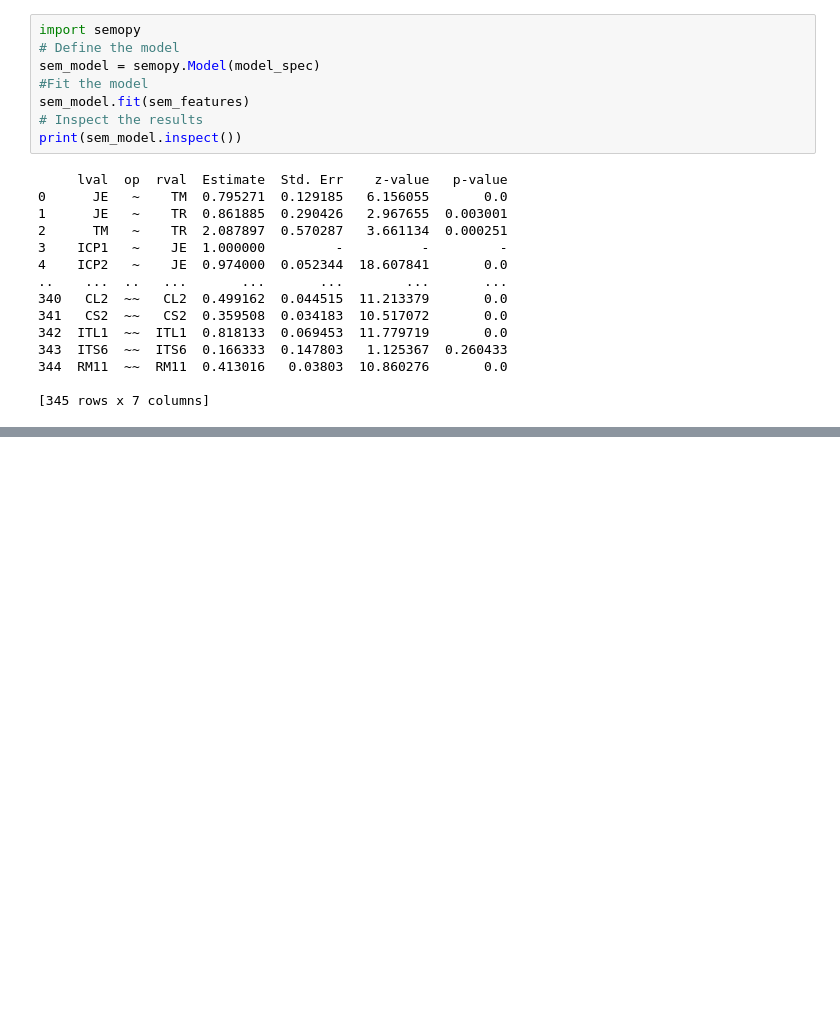
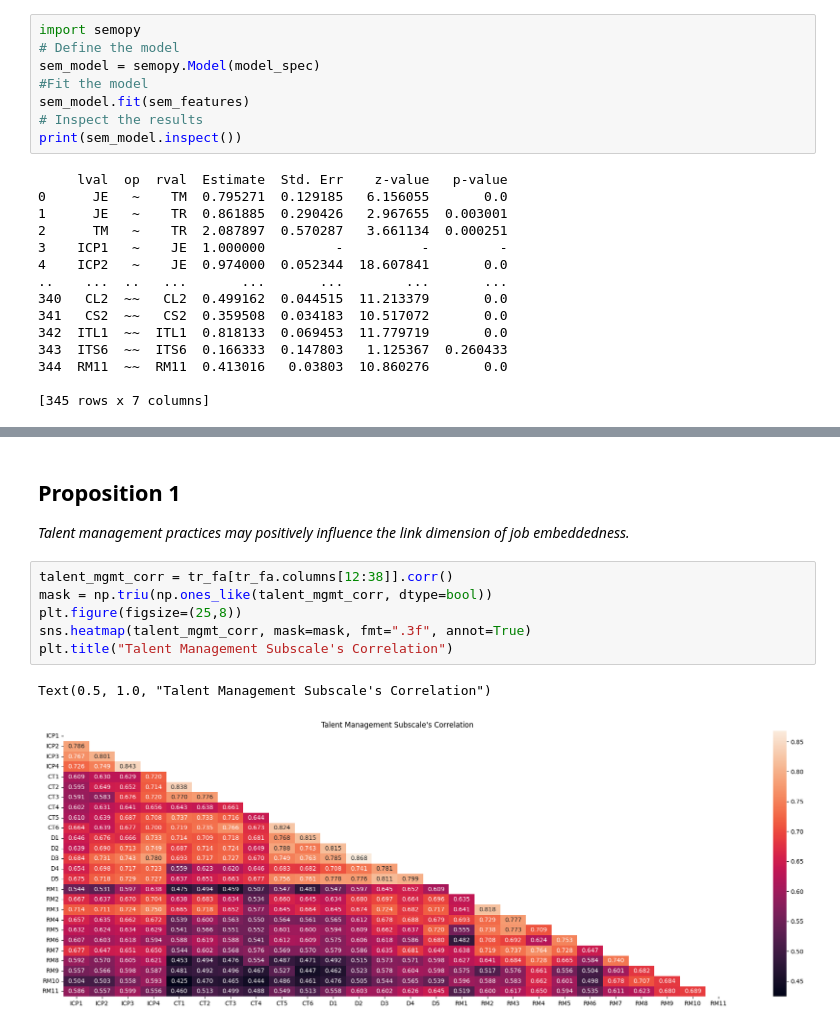
Before and after one commit to pjcroxas/Talent-Retention-in-Railway-Workforce, a Jupyter notebook: Talent_Retention_in_Railway_Workforce.ipynb, the cells around one changed output, grey strips where cells are left out. Cells and saved outputs as stored; diff of their text form; blank space fills up the shorter version.

```diff
--- a/Talent_Retention_in_Railway_Workforce.ipynb
+++ b/Talent_Retention_in_Railway_Workforce.ipynb
@@ -263,0 +314,12 @@ plt.show()
+# %% [markdown]
+## **Proposition 1**
+*Talent management practices may positively influence the link dimension of job embeddedness.*
+# %%
+talent_mgmt_corr = tr_fa[tr_fa.columns[12:38]].corr()
+mask = np.triu(np.ones_like(talent_mgmt_corr, dtype=bool))
+plt.figure(figsize=(25,8))
+sns.heatmap(talent_mgmt_corr, mask=mask, fmt=".3f", annot=True)
+plt.title("Talent Management Subscale's Correlation")
+# %% [output]
+Text(0.5, 1.0, "Talent Management Subscale's Correlation")
+[figure, added]
```
Also changed, not shown: parts of 19 cells of this notebook.
